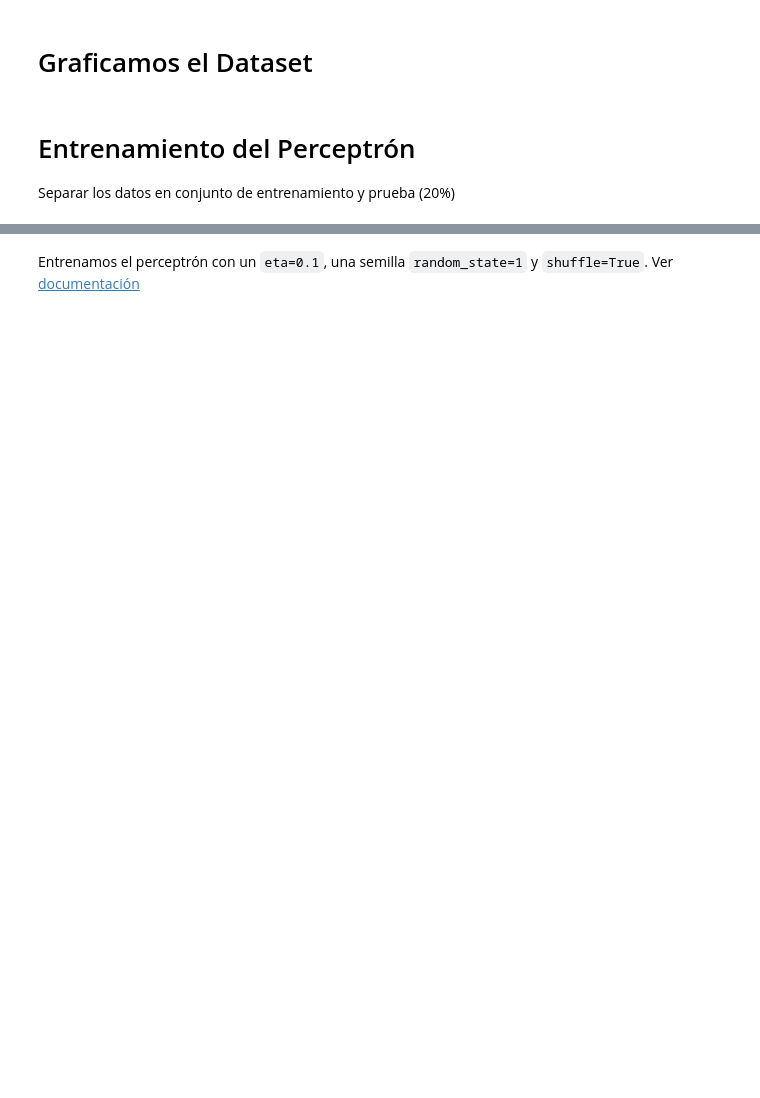
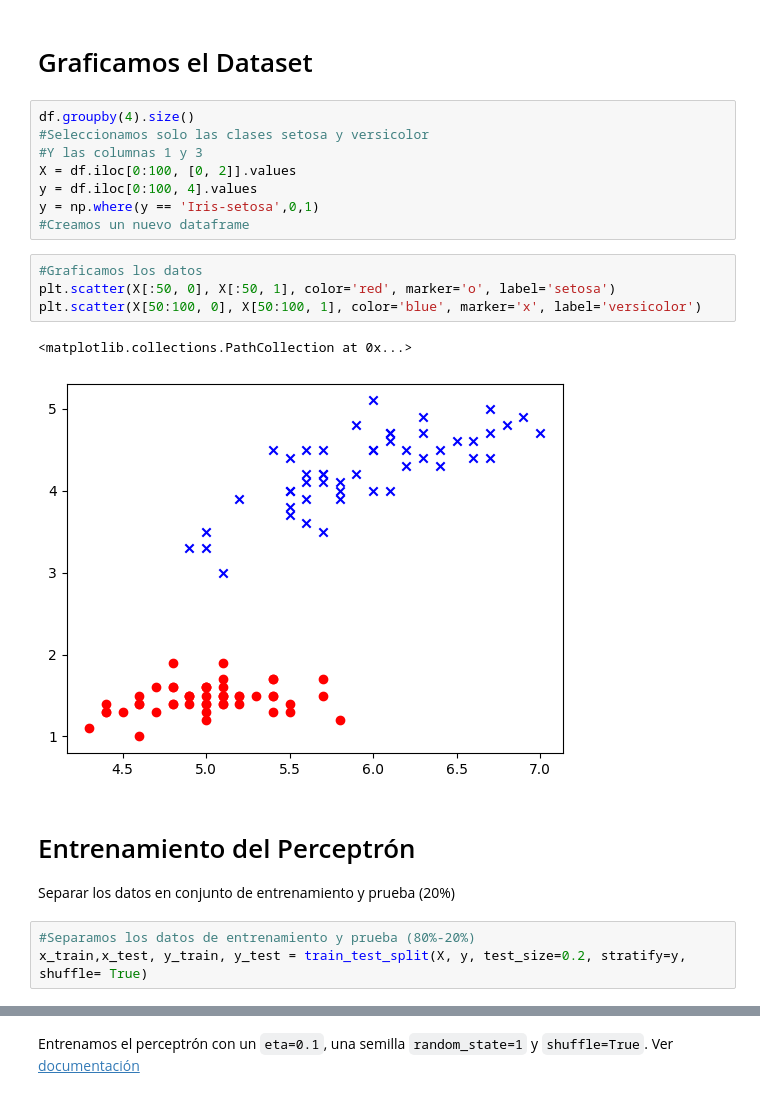
Before and after one commit to EnzoRD/Aprendisaje_maquinal, a Jupyter notebook: Semana_4-PS-PMC/Notebooks/PerceptronSimple.ipynb, the cells around one changed output, grey strips where cells are left out. Saved outputs shown, nothing was run; the diff lists cells and outputs as text; blank space fills up the shorter version.

```diff
--- a/Semana_4-PS-PMC/Notebooks/PerceptronSimple.ipynb
+++ b/Semana_4-PS-PMC/Notebooks/PerceptronSimple.ipynb
@@ -56,6 +63,24 @@ df.head()
 # %% [markdown]
 # Graficamos el Dataset
+# %%
+df.groupby(4).size()
+#Seleccionamos solo las clases setosa y versicolor
+#Y las columnas 1 y 3
+X = df.iloc[0:100, [0, 2]].values
+y = df.iloc[0:100, 4].values
+y = np.where(y == 'Iris-setosa',0,1)
+#Creamos un nuevo dataframe
+# %%
+#Graficamos los datos
+plt.scatter(X[:50, 0], X[:50, 1], color='red', marker='o', label='setosa')
+plt.scatter(X[50:100, 0], X[50:100, 1], color='blue', marker='x', label='versicolor')
+# %% [output]
+<matplotlib.collections.PathCollection at 0x...>
+[figure, added]
 # %% [markdown]
 # Entrenamiento del Perceptrón
 
 Separar los datos en conjunto de entrenamiento y prueba (20%)
+# %%
+#Separamos los datos de entrenamiento y prueba (80%-20%)
+x_train,x_test, y_train, y_test = train_test_split(X, y, test_size=0.2, stratify=y, shuffle= True)
```
Also changed, not shown: parts of 22 cells of this notebook.
